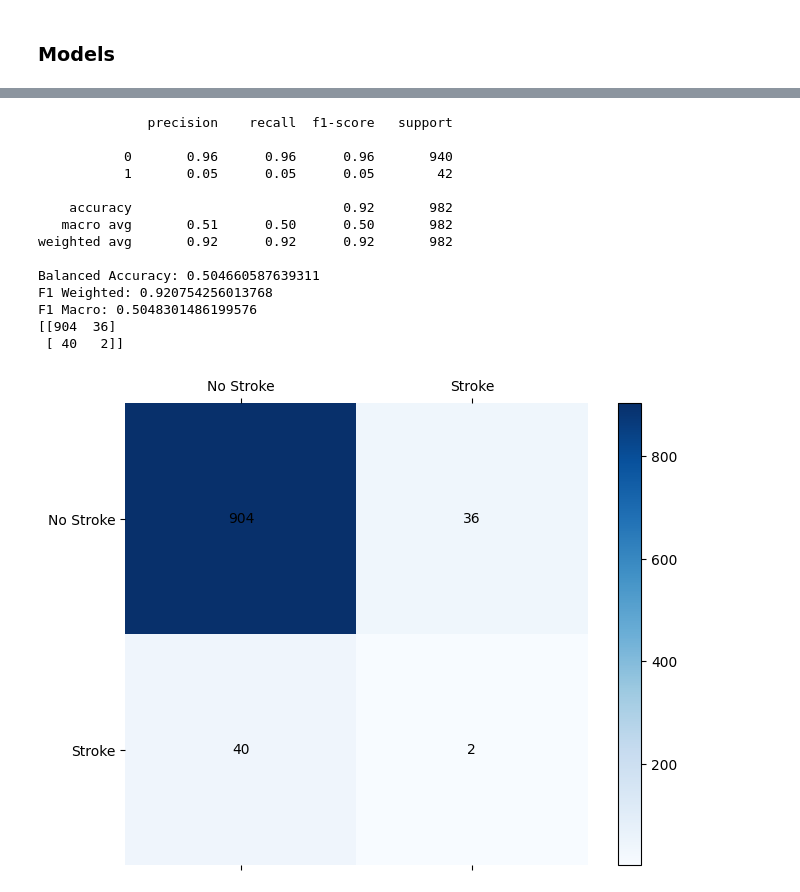
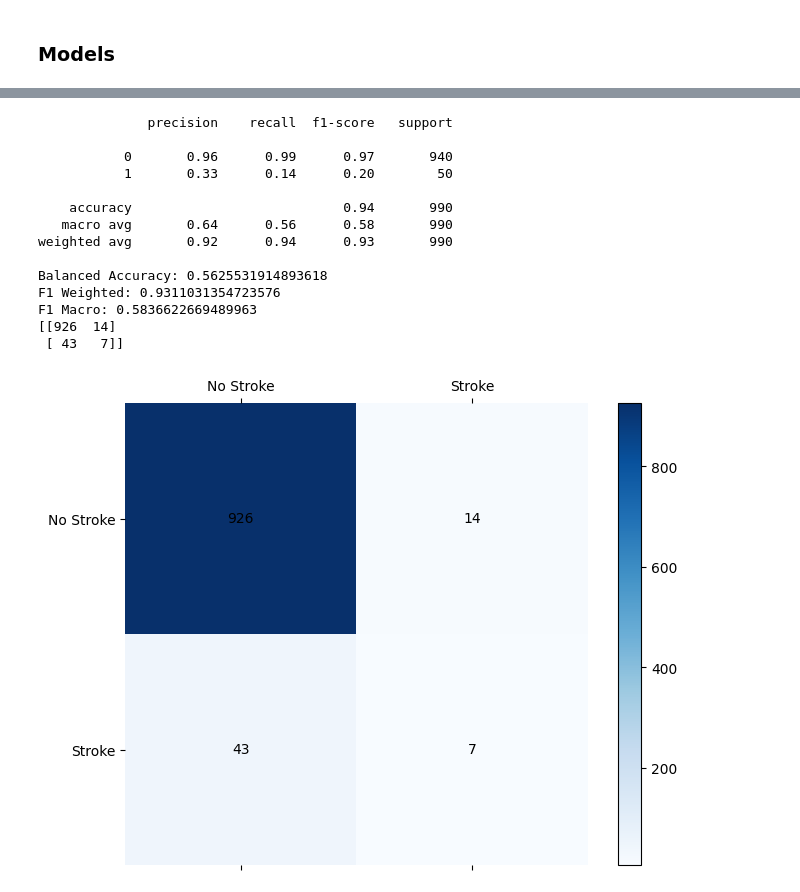
Before and after one commit to Yuuklo/stroke-prediction, a Jupyter notebook: notebooks/02_modeling.ipynb, the cells around one changed output, grey strips where cells are left out. Cells and saved outputs as stored; diff of their text form; code cells hidden in the pictures.

```diff
--- a/notebooks/02_modeling.ipynb
+++ b/notebooks/02_modeling.ipynb
@@ -21,7 +19,7 @@ from sklearn.pipeline import Pipeline
 from xgboost import XGBClassifier
 # %%
 #read in file
-df = pd.read_csv("../data/cleaned_no_os.csv")
+df = pd.read_csv("../data/cleaned.csv")
 df
 # %% [output]
 |  | gender | age | hypertension | heart_disease | ever_married | avg_glucose_level | bmi | stroke | ... |
@@ -186,19 +185,19 @@ F1 Macro: 0.5146315189151511
 # %%
-perform_model("XGB", x_res, y_res, x_test, y_test)
+perform_model("XGB", x_train, y_train, x_test, y_test)
 # %% [output]
               precision    recall  f1-score   support
 
-           0       0.96      0.96      0.96       940
-           1       0.05      0.05      0.05        42
+           0       0.96      0.99      0.97       940
+           1       0.33      0.14      0.20        50
 
-    accuracy                           0.92       982
-   macro avg       0.51      0.50      0.50       982
-weighted avg       0.92      0.92      0.92       982
+    accuracy                           0.94       990
+   macro avg       0.64      0.56      0.58       990
+weighted avg       0.92      0.94      0.93       990
 
-Balanced Accuracy: 0.504660587639311
-F1 Weighted: 0.920754256013768
-F1 Macro: 0.5048301486199576
-[[904  36]
- [ 40   2]]
+Balanced Accuracy: 0.5625531914893618
+F1 Weighted: 0.9311031354723576
+F1 Macro: 0.5836622669489963
+[[926  14]
+ [ 43   7]]
-[figure, old version]
+[figure, new version]
 # %%
```
Also changed, not shown: parts of 8 cells of this notebook.
